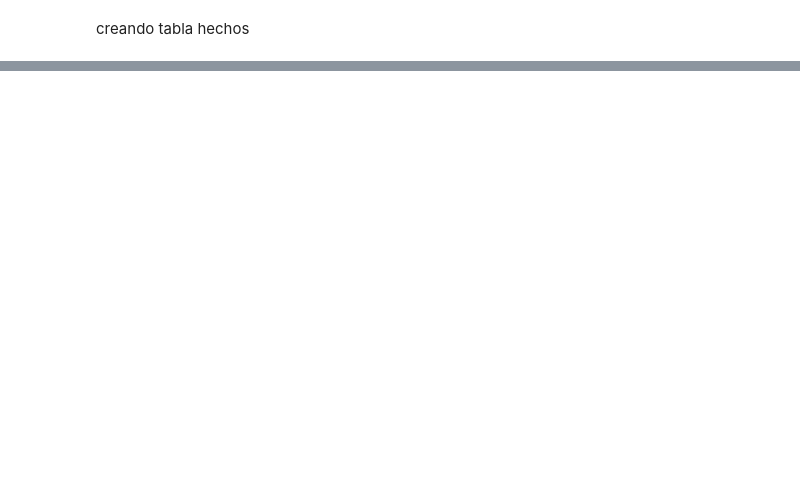
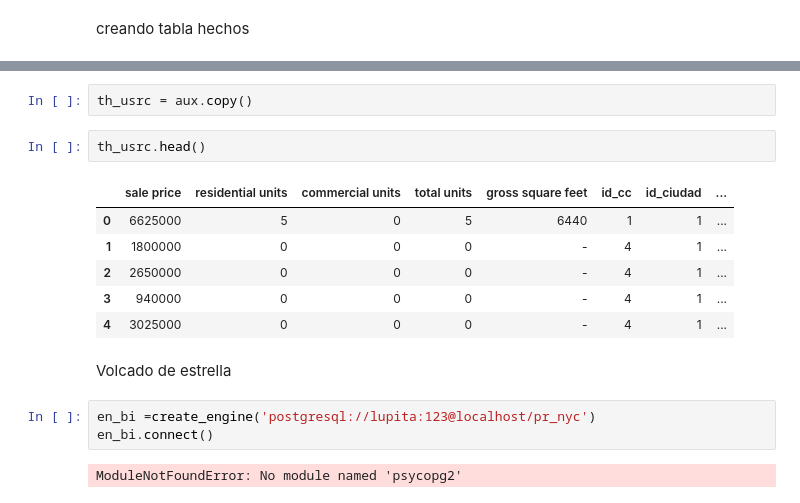
Before and after one commit to SPQR14/PrimeraEvaluacionMD, a Jupyter notebook: Estrella_NYC.ipynb, the cells around one changed output, grey strips where cells are left out. Saved outputs shown, nothing was run; the diff lists cells and outputs as text; blank space fills up the shorter version.

```diff
--- a/Estrella_NYC.ipynb
+++ b/Estrella_NYC.ipynb
@@ -312,0 +313,18 @@ aux.head()
+# %%
+th_usrc = aux.copy()
+# %%
+th_usrc.head()
+# %% [output]
+|  | sale price | residential units | commercial units | total units | gross square feet | id_cc | id_ciudad | ... |
+| 0 | 6625000 | 5 | 0 | 5 | 6440 | 1 | 1 | ... |
+| 1 | 1800000 | 0 | 0 | 0 | - | 4 | 1 | ... |
+| 2 | 2650000 | 0 | 0 | 0 | - | 4 | 1 | ... |
+| 3 | 940000 | 0 | 0 | 0 | - | 4 | 1 | ... |
+| 4 | 3025000 | 0 | 0 | 0 | - | 4 | 1 | ... |
+# %% [markdown]
+Volcado de estrella
+# %%
+en_bi =create_engine('postgresql://lupita:123@localhost/pr_nyc')
+en_bi.connect()
+# %% [output]
+ModuleNotFoundError: No module named 'psycopg2'
```
Also changed, not shown: parts of 14 cells of this notebook, 3 other files.
